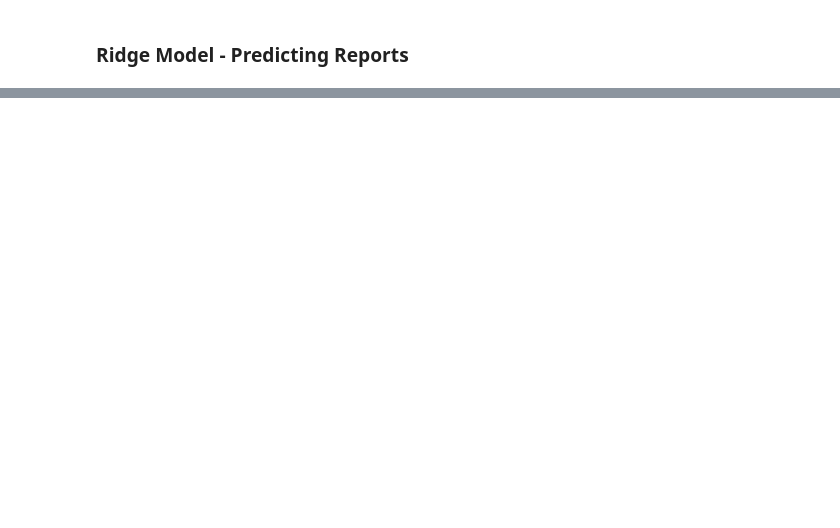
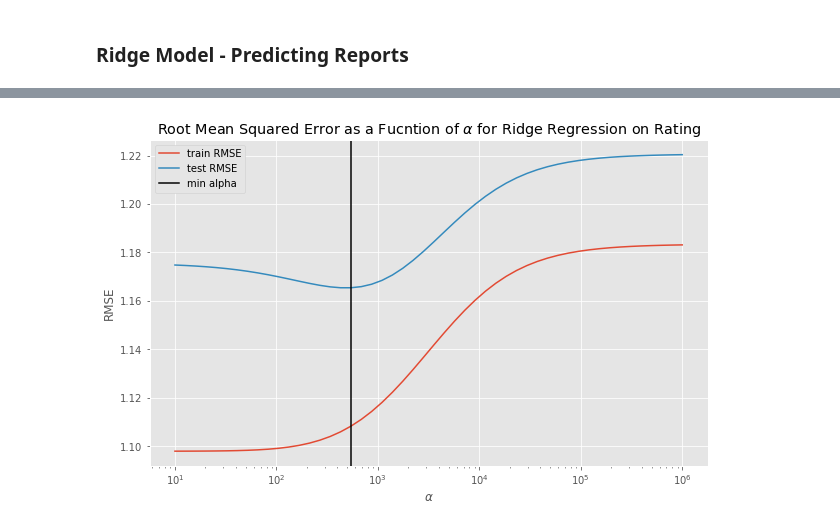
Before and after one commit to redwin21/wa-hiking-guide, a Jupyter notebook: analysis/lr_model.ipynb, the cells around one changed output, grey strips where cells are left out. Cells and saved outputs as stored; diff of their text form; code cells hidden in the pictures; blank space fills up the shorter version.

```diff
--- a/analysis/lr_model.ipynb
+++ b/analysis/lr_model.ipynb
@@ -83,0 +238,13 @@ plt.savefig("../images/ridge_coefs_bar.png", bbox_inches='tight', dpi=350)
+# %%
+fig, ax = plt.subplots(figsize=(10,6))
+ax.plot(alphas, np.sqrt(mse_train), label='train RMSE')
+ax.plot(alphas, np.sqrt(mse_test), label='test RMSE')
+ax.axvline(alphas[(np.argmin(mse_test))], label='min alpha', color='k')
+ax.set_xscale('log')
+ax.set_title('Root Mean Squared Error as a Fucntion of $\\alpha$ for Ridge Regression on Rating')
+ax.set_xlabel("$\\alpha$")
+ax.set_ylabel("RMSE")
+ax.legend(loc='best', framealpha=1)
+fig.savefig('../images/rating_ridge_rmse.png', bbox_inches='tight', dpi=350)
+# %% [output]
+[figure, added]
```
Also changed, not shown: parts of 18 cells of this notebook.
